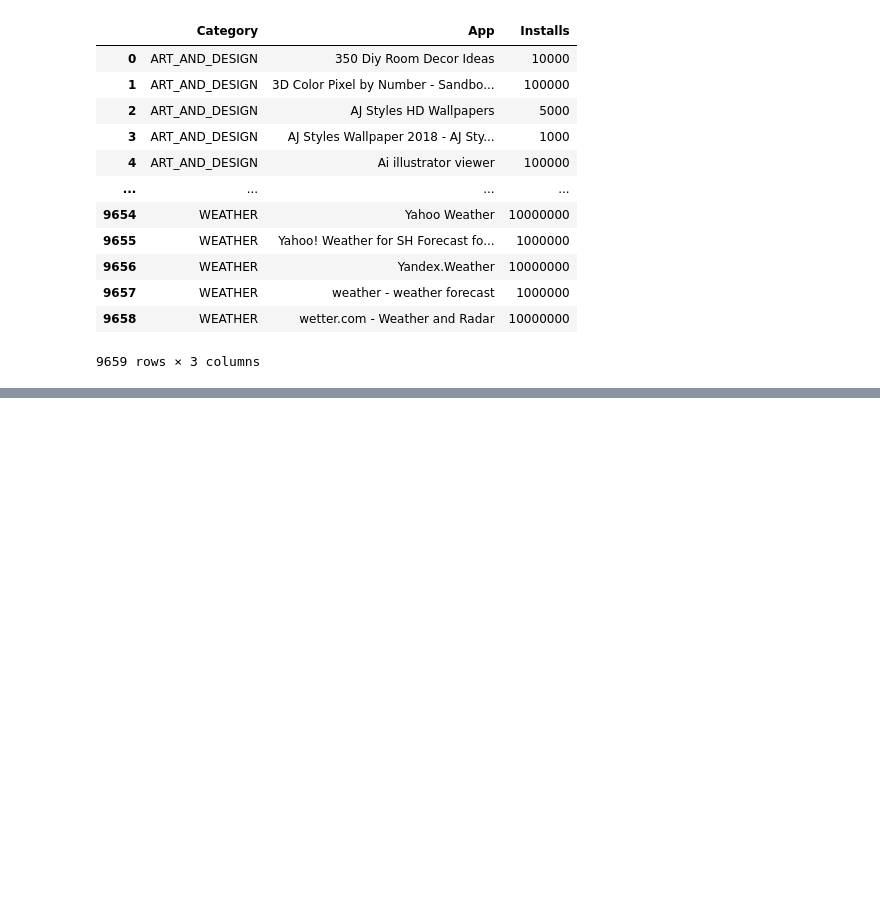
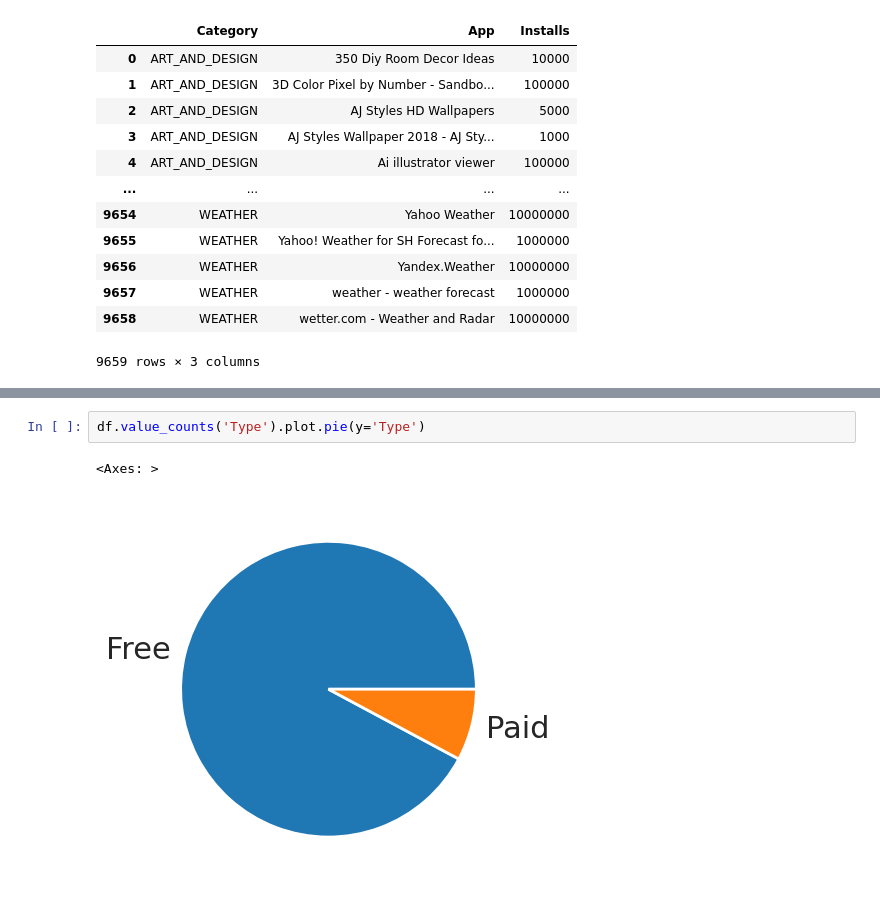
Before and after one commit to demohari/eda, a Jupyter notebook: EDA.ipynb, the cells around one changed output, grey strips where cells are left out. Saved outputs shown, nothing was run; the diff lists cells and outputs as text; blank space fills up the shorter version.

```diff
--- a/EDA.ipynb
+++ b/EDA.ipynb
@@ -883,0 +903,5 @@ plt.show()
+# %%
+df.value_counts('Type').plot.pie(y='Type')
+# %% [output]
+<Axes: >
+[figure, added]
```
Also changed, not shown: parts of 20 cells of this notebook, 1 other file.
